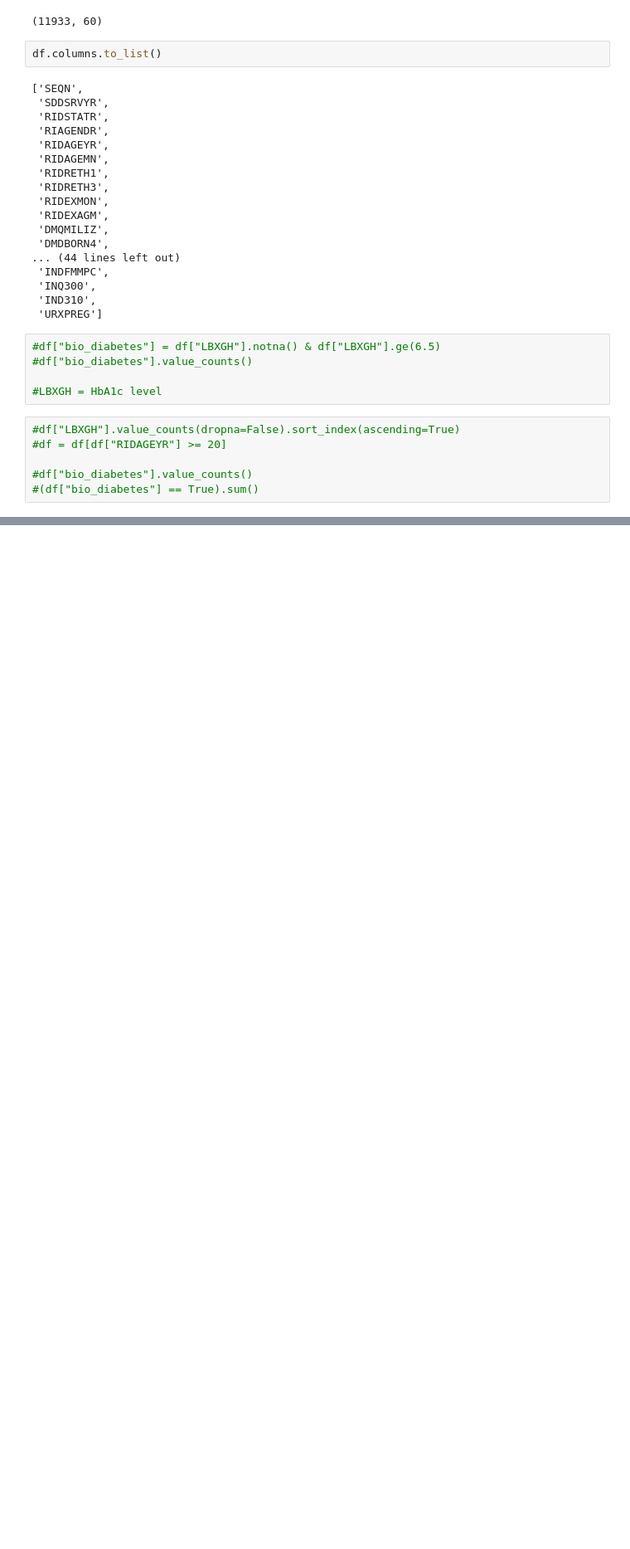
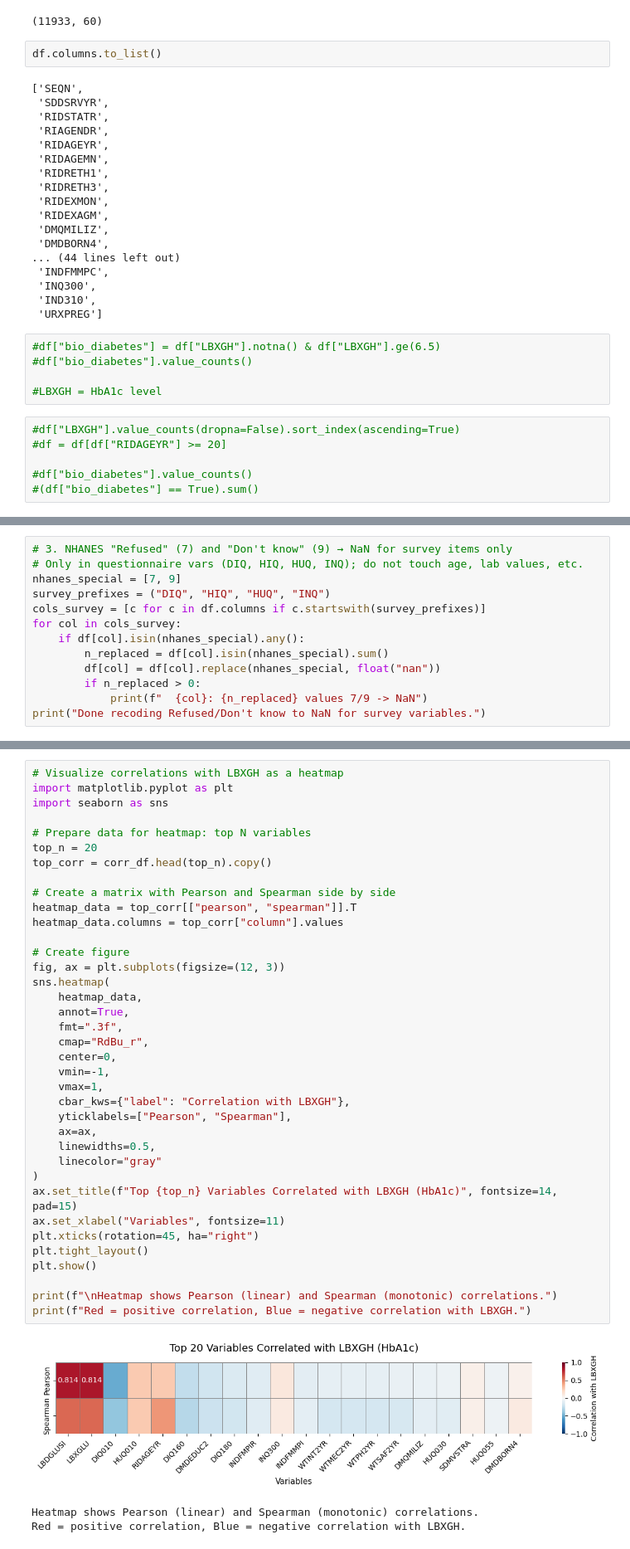
Before and after one commit to unnatiagarwal02/BMI_Applied_project, a Jupyter notebook: Data_understanding.ipynb, the cells around one changed output, grey strips where cells are left out. Shown at 83% size. Saved outputs shown, nothing was run; the diff lists cells and outputs as text; blank space fills up the shorter version.

Commit message:
Update on data cleaning

```diff
--- a/Data_understanding.ipynb
+++ b/Data_understanding.ipynb
@@ -148,0 +151,13 @@ Shape: (5964, 60)
+# %%
+# 3. NHANES "Refused" (7) and "Don't know" (9) → NaN for survey items only
+# Only in questionnaire vars (DIQ, HIQ, HUQ, INQ); do not touch age, lab values, etc.
+nhanes_special = [7, 9]
+survey_prefixes = ("DIQ", "HIQ", "HUQ", "INQ")
+cols_survey = [c for c in df.columns if c.startswith(survey_prefixes)]
+for col in cols_survey:
+    if df[col].isin(nhanes_special).any():
+        n_replaced = df[col].isin(nhanes_special).sum()
+        df[col] = df[col].replace(nhanes_special, float("nan"))
+        if n_replaced > 0:
+            print(f"  {col}: {n_replaced} values 7/9 -> NaN")
+print("Done recoding Refused/Don't know to NaN for survey variables.")
@@ -148,0 +294,41 @@ Shape: (5964, 60)
+# %%
+# Visualize correlations with LBXGH as a heatmap
+import matplotlib.pyplot as plt
+import seaborn as sns
+
+# Prepare data for heatmap: top N variables
+top_n = 20
+top_corr = corr_df.head(top_n).copy()
+
+# Create a matrix with Pearson and Spearman side by side
+heatmap_data = top_corr[["pearson", "spearman"]].T
+heatmap_data.columns = top_corr["column"].values
+
+# Create figure
+fig, ax = plt.subplots(figsize=(12, 3))
+sns.heatmap(
+    heatmap_data,
+    annot=True,
+    fmt=".3f",
+    cmap="RdBu_r",
+    center=0,
+    vmin=-1,
+    vmax=1,
+    cbar_kws={"label": "Correlation with LBXGH"},
+    yticklabels=["Pearson", "Spearman"],
+    ax=ax,
+    linewidths=0.5,
+    linecolor="gray"
+)
+ax.set_title(f"Top {top_n} Variables Correlated with LBXGH (HbA1c)", fontsize=14, pad=15)
+ax.set_xlabel("Variables", fontsize=11)
+plt.xticks(rotation=45, ha="right")
+plt.tight_layout()
+plt.show()
+
+print(f"\nHeatmap shows Pearson (linear) and Spearman (monotonic) correlations.")
+print(f"Red = positive correlation, Blue = negative correlation with LBXGH.")
+# %% [output]
+[figure, added]
+Heatmap shows Pearson (linear) and Spearman (monotonic) correlations.
+Red = positive correlation, Blue = negative correlation with LBXGH.
```
Also changed, not shown: parts of 17 cells of this notebook, 6 other files.
